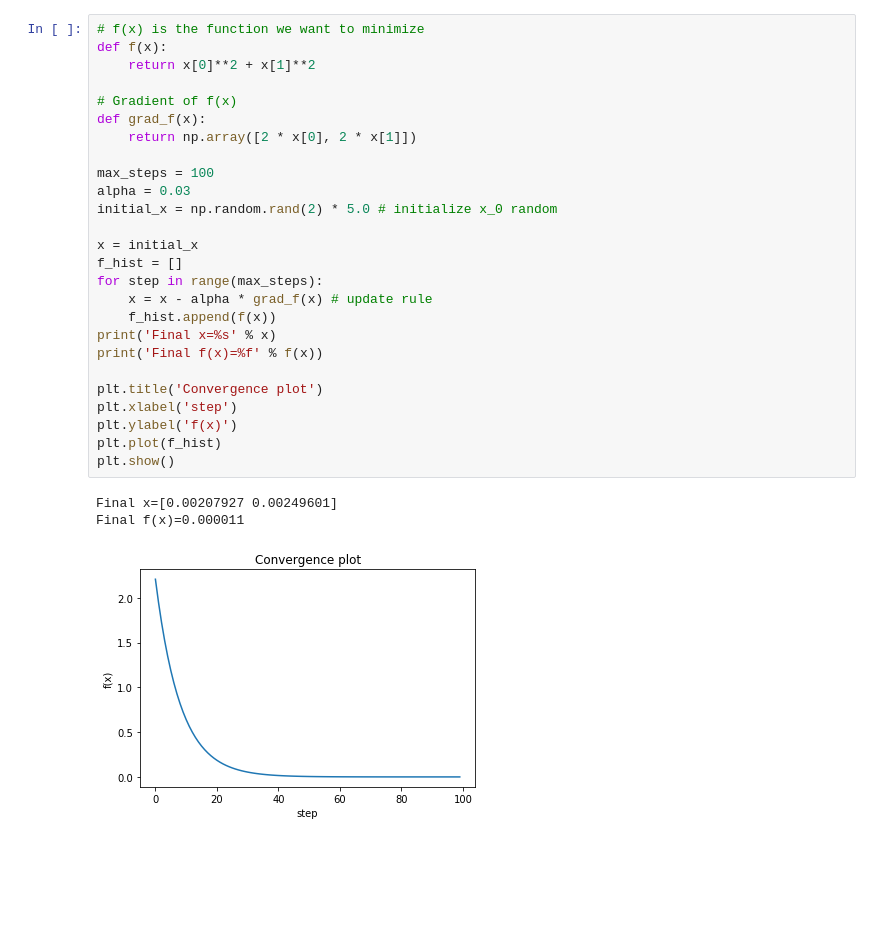
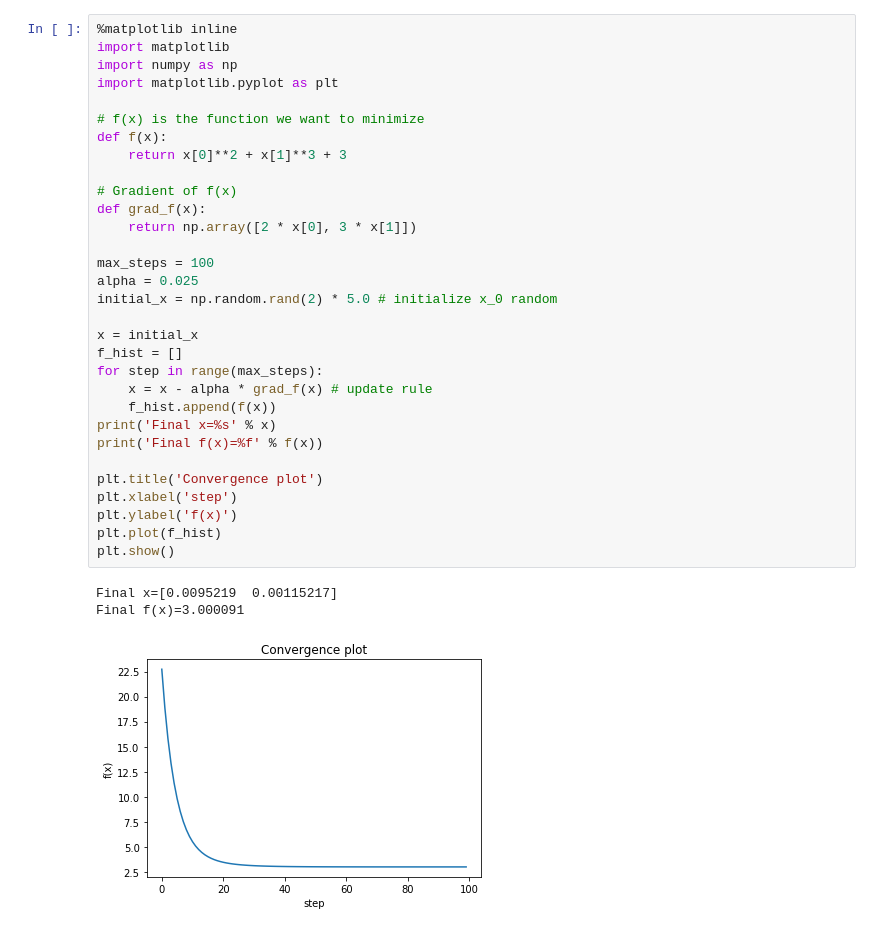
Before and after one commit to asprenger/ml_workshop, a Jupyter notebook: 1.7 - Optimization.ipynb, the cells around one changed output. Cells and saved outputs as stored; diff of their text form; blank space fills up the shorter version.

```diff
--- a/1.7 - Optimization.ipynb
+++ b/1.7 - Optimization.ipynb
@@ -121,33 +149,38 @@ Lets look at a simple example:
 # %%
+%matplotlib inline
+import matplotlib
+import numpy as np
+import matplotlib.pyplot as plt
+
 # f(x) is the function we want to minimize
 def f(x):
-    return x[0]**2 + x[1]**2
+    return x[0]**2 + x[1]**3 + 3
 
 # Gradient of f(x)
 def grad_f(x):
-    return np.array([2 * x[0], 2 * x[1]])
+    return np.array([2 * x[0], 3 * x[1]])
 
 max_steps = 100
-alpha = 0.03
+alpha = 0.025
 initial_x = np.random.rand(2) * 5.0 # initialize x_0 random
 
 x = initial_x
 f_hist = []
 for step in range(max_steps):
     x = x - alpha * grad_f(x) # update rule
     f_hist.append(f(x))
 print('Final x=%s' % x)
 print('Final f(x)=%f' % f(x))
 
 plt.title('Convergence plot')
 plt.xlabel('step')
 plt.ylabel('f(x)')
 plt.plot(f_hist)
 plt.show()
 # %% [output]
-Final x=[0.00207927 0.00249601]
-Final f(x)=0.000011
+Final x=[0.0095219  0.00115217]
+Final f(x)=3.000091
-[figure, old version]
+[figure, new version]
 # %% [markdown]
 You can see from the plot that at some step the value of $f(x)$ does not change any more, the process has converged.
 
```
Also changed, not shown: parts of 13 cells of this notebook, 5 other files.
